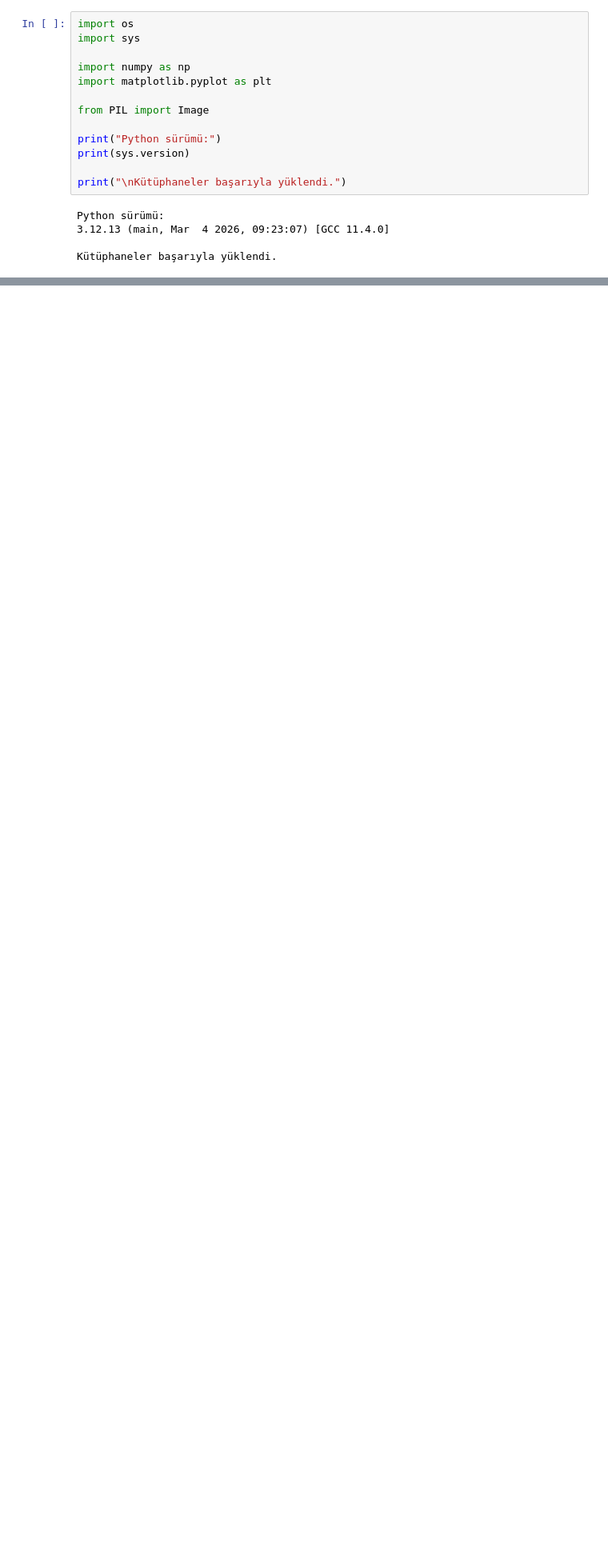
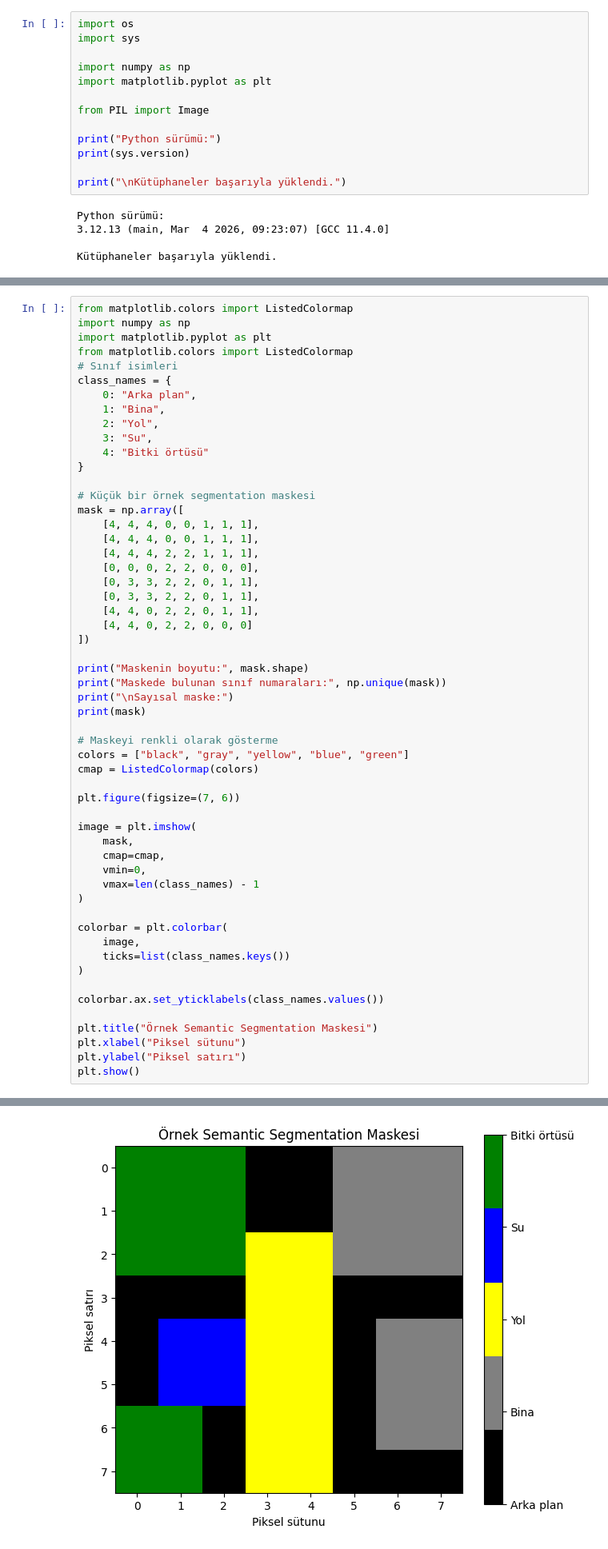
Before and after one commit to Ebrar6565/smart-city-satellite-analysis, a Jupyter notebook: notebooks/01_data_exploration.ipynb, the cells around one changed output, grey strips where cells are left out. Shown at 80% size. Drawn from its saved outputs; the diff is of its cells as text; blank space fills up the shorter version.

Commit message:
Segmentation maskesi ve sınıf oranı analizi eklendi

```diff
--- a/notebooks/01_data_exploration.ipynb
+++ b/notebooks/01_data_exploration.ipynb
@@ -39,0 +54,56 @@ Bu notebook içerisinde veri setindeki uydu görüntüleri ve bunlara karşılı
+# %%
+from matplotlib.colors import ListedColormap
+import numpy as np
+import matplotlib.pyplot as plt
+from matplotlib.colors import ListedColormap
+# Sınıf isimleri
+class_names = {
+    0: "Arka plan",
+    1: "Bina",
+    2: "Yol",
+    3: "Su",
+    4: "Bitki örtüsü"
+}
+
+# Küçük bir örnek segmentation maskesi
+mask = np.array([
+    [4, 4, 4, 0, 0, 1, 1, 1],
+    [4, 4, 4, 0, 0, 1, 1, 1],
+    [4, 4, 4, 2, 2, 1, 1, 1],
+    [0, 0, 0, 2, 2, 0, 0, 0],
+    [0, 3, 3, 2, 2, 0, 1, 1],
+    [0, 3, 3, 2, 2, 0, 1, 1],
+    [4, 4, 0, 2, 2, 0, 1, 1],
+    [4, 4, 0, 2, 2, 0, 0, 0]
+])
+
+print("Maskenin boyutu:", mask.shape)
+print("Maskede bulunan sınıf numaraları:", np.unique(mask))
+print("\nSayısal maske:")
+print(mask)
+
+# Maskeyi renkli olarak gösterme
+colors = ["black", "gray", "yellow", "blue", "green"]
+cmap = ListedColormap(colors)
+
+plt.figure(figsize=(7, 6))
+
+image = plt.imshow(
+    mask,
+    cmap=cmap,
+    vmin=0,
+    vmax=len(class_names) - 1
+)
+
+colorbar = plt.colorbar(
+    image,
+    ticks=list(class_names.keys())
+)
+
+colorbar.ax.set_yticklabels(class_names.values())
+
+plt.title("Örnek Semantic Segmentation Maskesi")
+plt.xlabel("Piksel sütunu")
+plt.ylabel("Piksel satırı")
+plt.show()
+# %% [output]
@@ -39,0 +122 @@ Bu notebook içerisinde veri setindeki uydu görüntüleri ve bunlara karşılı
+[figure, added]
```
Also changed, not shown: parts of 7 cells of this notebook.
